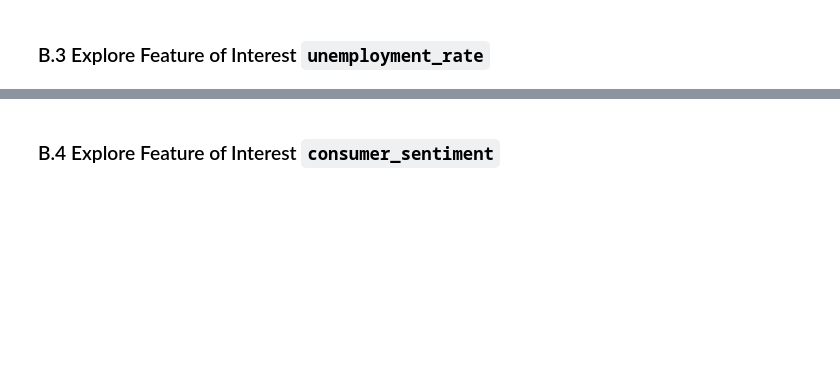
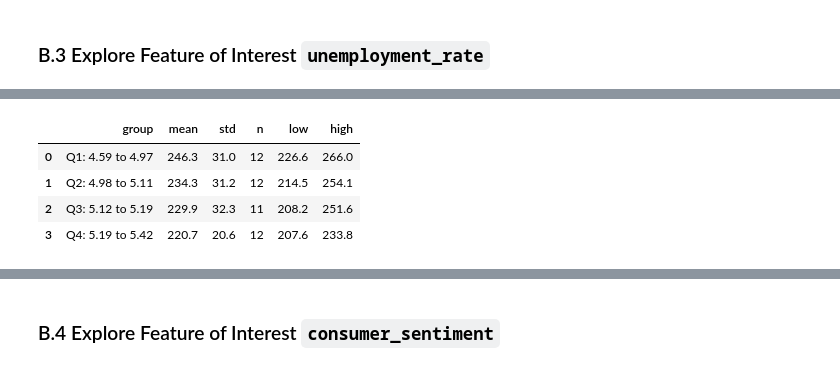
Before and after one commit to ETHLOB/trn-uts-mlaa, a Jupyter notebook: notebook/1_regression/36106-26SP-AT3-student_id-SB-3-eda-economics.ipynb, the cells around one changed output, grey strips where cells are left out. Cells and saved outputs as stored; diff of their text form; code cells hidden in the pictures; blank space fills up the shorter version.

```diff
--- a/notebook/1_regression/36106-26SP-AT3-student_id-SB-3-eda-economics.ipynb
+++ b/notebook/1_regression/36106-26SP-AT3-student_id-SB-3-eda-economics.ipynb
@@ -253,0 +440,13 @@ indicator_scatter(table, "unemployment_rate", "Unemployment rate, previous month
+# %%
+# Does growth fall steadily as unemployment rises? Months split into four equal groups by rate.
+unemployment_groups = group_mean(table.assign(group=quartile_groups(table["unemployment_rate"], 2)), "group",
+                                 "mean_change")
+display(unemployment_groups.round(1))
+interval_chart(unemployment_groups, "group", "Unemployment rate group, previous month (%)", "Mean monthly balance change across accounts ($)",
+               overall_mean, f"Mean of all months: ${overall_mean:.0f}")
+# %% [output]
+|  | group | mean | std | n | low | high |
+| 0 | Q1: 4.59 to 4.97 | 246.3 | 31.0 | 12 | 226.6 | 266.0 |
+| 1 | Q2: 4.98 to 5.11 | 234.3 | 31.2 | 12 | 214.5 | 254.1 |
+| 2 | Q3: 5.12 to 5.19 | 229.9 | 32.3 | 11 | 208.2 | 251.6 |
+| 3 | Q4: 5.19 to 5.42 | 220.7 | 20.6 | 12 | 207.6 | 233.8 |
```
Also changed, not shown: parts of 31 cells of this notebook, 5 other files.
